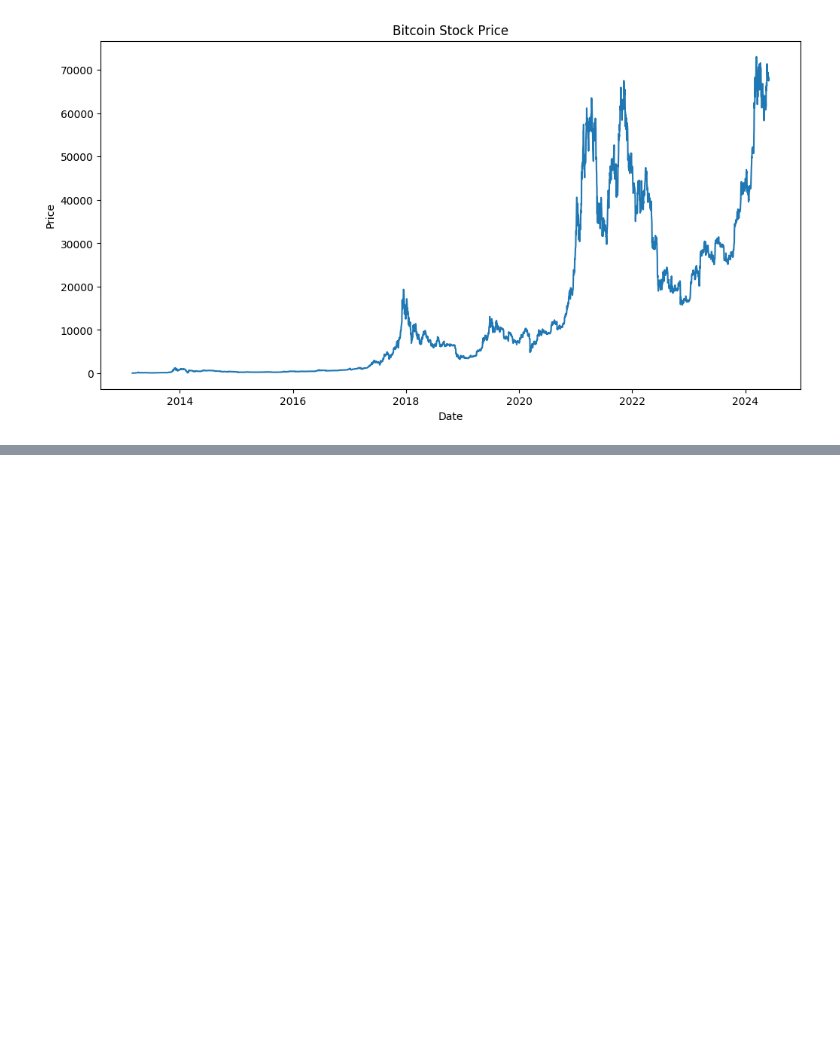
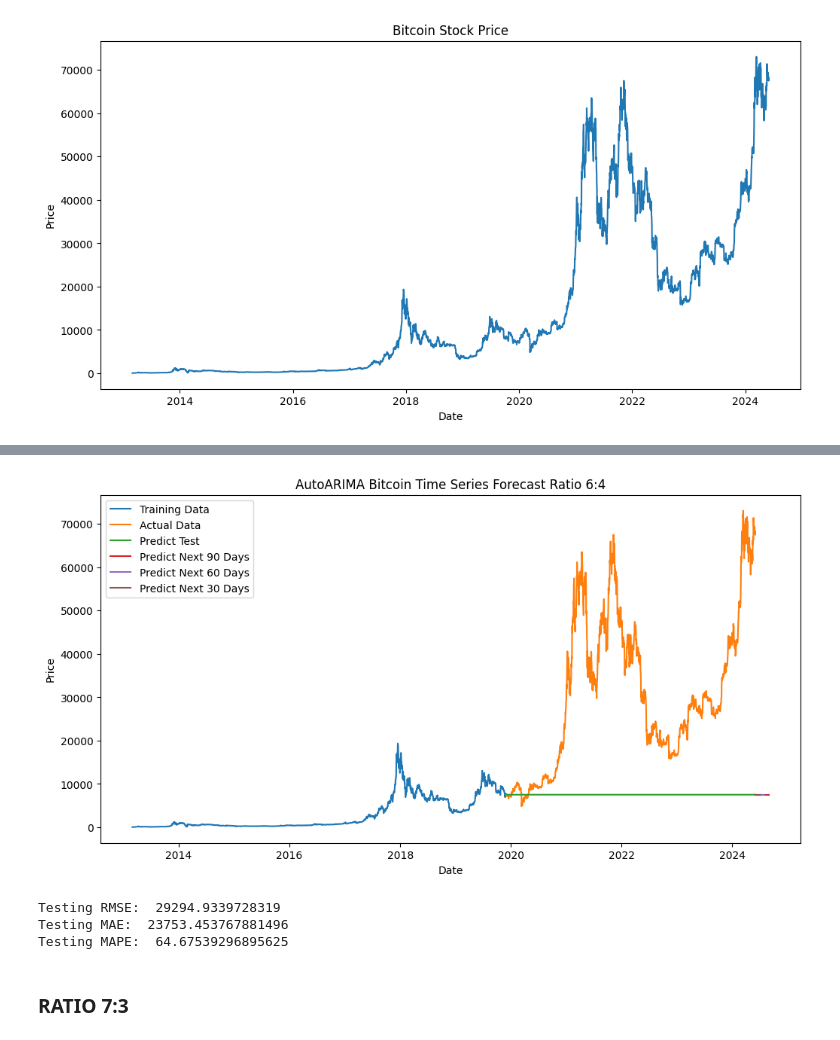
Before and after one commit to Annatruc/IS403_O22_HTCL_3, a Jupyter notebook: Models/Team3_ARIMA.ipynb, the cells around one changed output, grey strips where cells are left out. Cells and saved outputs as stored; diff of their text form; code cells hidden in the pictures; blank space fills up the shorter version.

```diff
--- a/Models/Team3_ARIMA.ipynb
+++ b/Models/Team3_ARIMA.ipynb
@@ -301,0 +87,47 @@ Total fit time: 22.286 seconds
+# %%
+# Generate the next 30, 60, 90 days
+next_30_days = pd.date_range(start=data.index[-1], periods=30)
+next_60_days = pd.date_range(start=data.index[-1], periods=60)
+next_90_days = pd.date_range(start=data.index[-1], periods=90)
+
+# Create an array of 30, 60, 90 consecutive integers starting from last_index
+x_next_30_days = np.array(next_30_days).reshape(-1, 1)
+x_next_60_days = np.array(next_60_days).reshape(-1, 1)
+x_next_90_days = np.array(next_90_days).reshape(-1, 1)
+
+# Predict the closing prices for the next 30, 60, 90 days
+y_next_30_days = model.predict(n_periods=len(x_next_30_days) + len(test_data))[-30:]
+y_next_60_days = model.predict(n_periods=len(x_next_60_days) + len(test_data))[-60:]
+y_next_90_days = model.predict(n_periods=len(x_next_90_days) + len(test_data))[-90:]
+# %%
+# Plot the original data, training set, and the forecast on the testing set
+plt.figure(figsize=(12, 6))
+plt.plot(train_data, label='Training Data')
+plt.plot(test_data.index, test_data, label='Actual Data')
+plt.plot(test_data.index, pred_test, label='Predict Test')
+plt.plot(next_90_days, y_next_90_days, label='Predict Next 90 Days')
+plt.plot(next_60_days, y_next_60_days, label='Predict Next 60 Days')
+plt.plot(next_30_days, y_next_30_days, label='Predict Next 30 Days')
+plt.title('AutoARIMA Bitcoin Time Series Forecast Ratio 6:4')
+plt.xlabel('Date')
+plt.ylabel('Price')
+plt.legend()
+plt.show()
+# %% [output]
+[figure, added]
+# %%
+# Calculate RMSE, MAE, MAPE for the testing set
+test_rmse = np.sqrt(np.mean((pred_test - test_data)**2))
+test_mae = np.mean(np.abs(pred_test - test_data))
+test_mape = np.mean(np.abs((test_data - pred_test) / test_data)) * 100
+
+#Print RMSE, MAE, MAPE
+print('Testing RMSE: ', test_rmse)
+print('Testing MAE: ', test_mae)
+print('Testing MAPE: ', test_mape)
+# %% [output]
+Testing RMSE:  29294.9339728319
+Testing MAE:  23753.453767881496
+Testing MAPE:  64.67539296895625
+# %% [markdown]
+### RATIO 7:3
```
Also changed, not shown: parts of 59 cells of this notebook, 2 other files.
